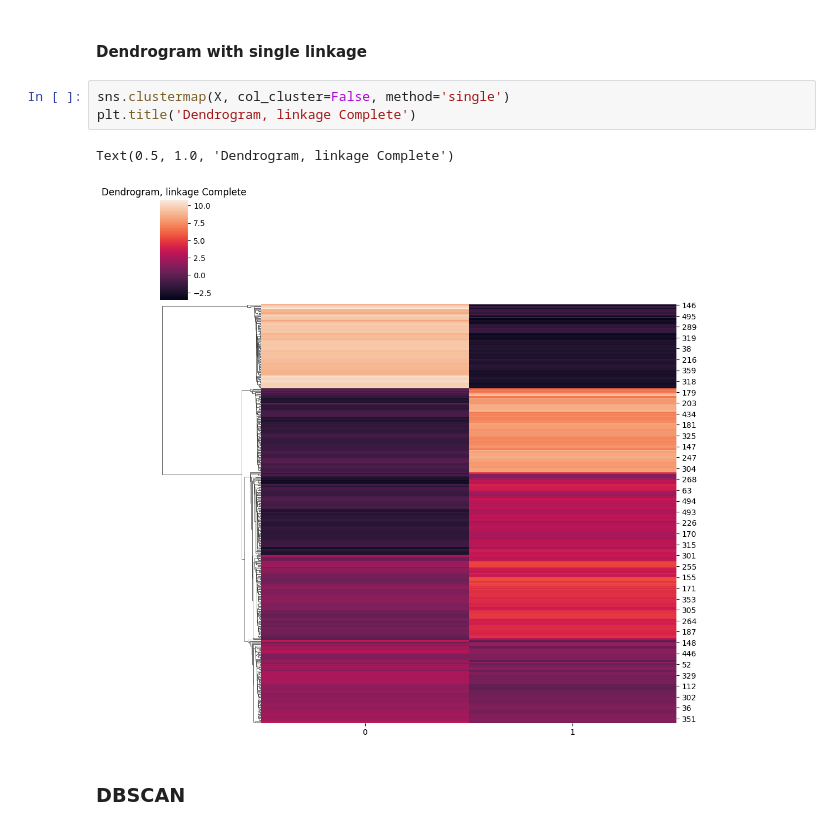
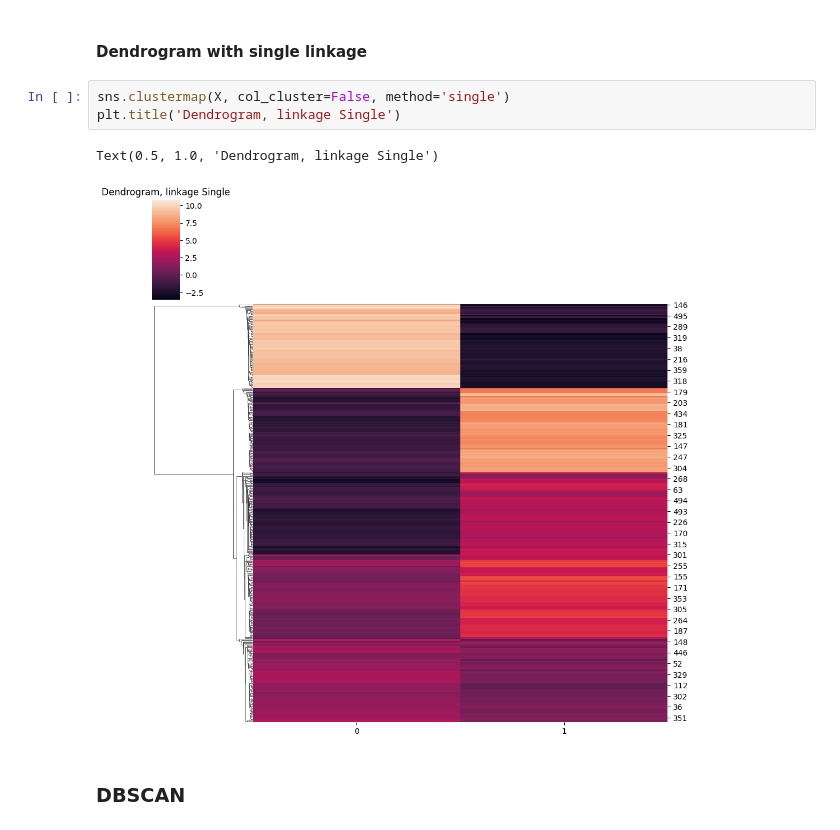
Before and after one commit to deructu/Amazinum-Data-Camp-Homeworks-by-Dmytro-Lutsyk, a Jupyter notebook: lesson_10_clustering_part_2/lesson_10_clustering_agl_dbscan.ipynb, the cells around one changed output. Drawn from its saved outputs; the diff is of its cells as text.

```diff
--- a/lesson_10_clustering_part_2/lesson_10_clustering_agl_dbscan.ipynb
+++ b/lesson_10_clustering_part_2/lesson_10_clustering_agl_dbscan.ipynb
@@ -114,10 +114,10 @@ Learning Sucsesfull
 #### Dendrogram with single linkage
 # %%
 sns.clustermap(X, col_cluster=False, method='single')
-plt.title('Dendrogram, linkage Complete')
+plt.title('Dendrogram, linkage Single')
 # %% [output]
-Text(0.5, 1.0, 'Dendrogram, linkage Complete')
+Text(0.5, 1.0, 'Dendrogram, linkage Single')
-[figure, old version]
+[figure, new version]
 # %% [markdown]
 ### DBSCAN
 # %%
```
Also changed, not shown: parts of 1 cell of this notebook.
